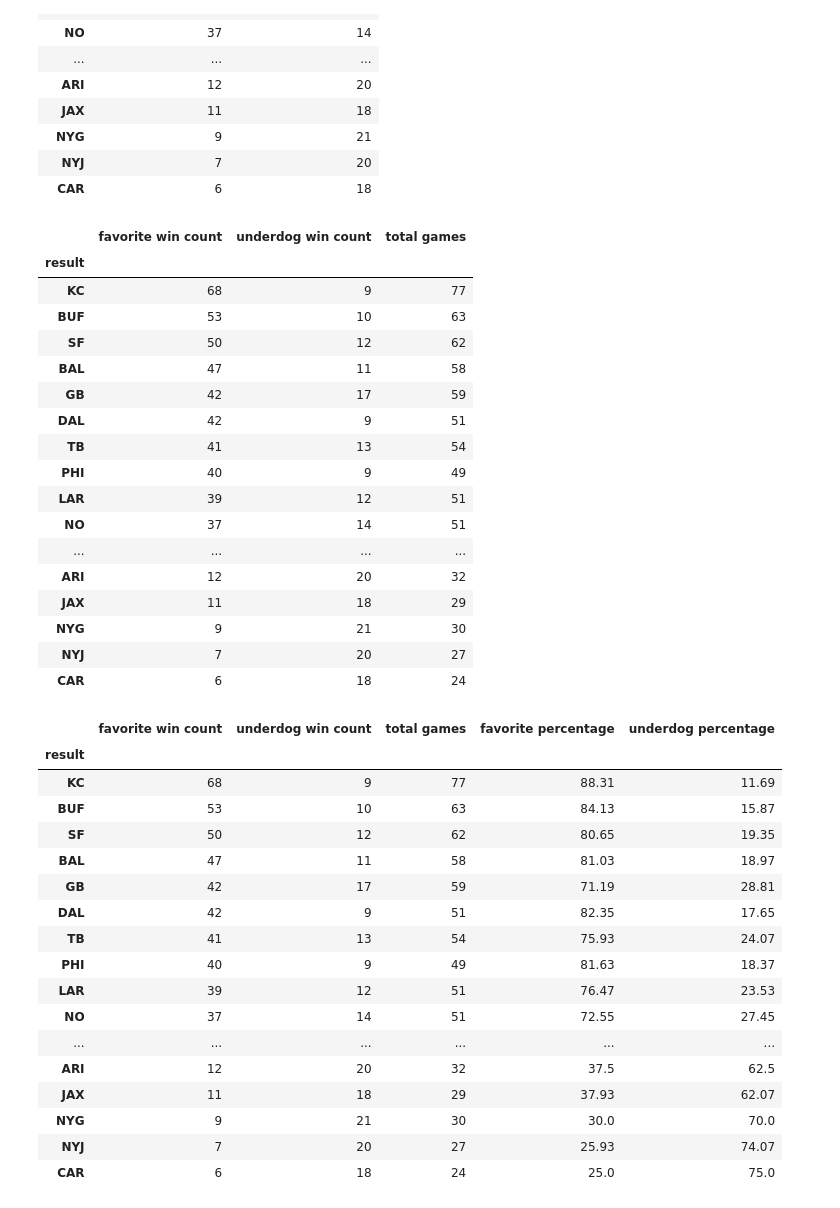
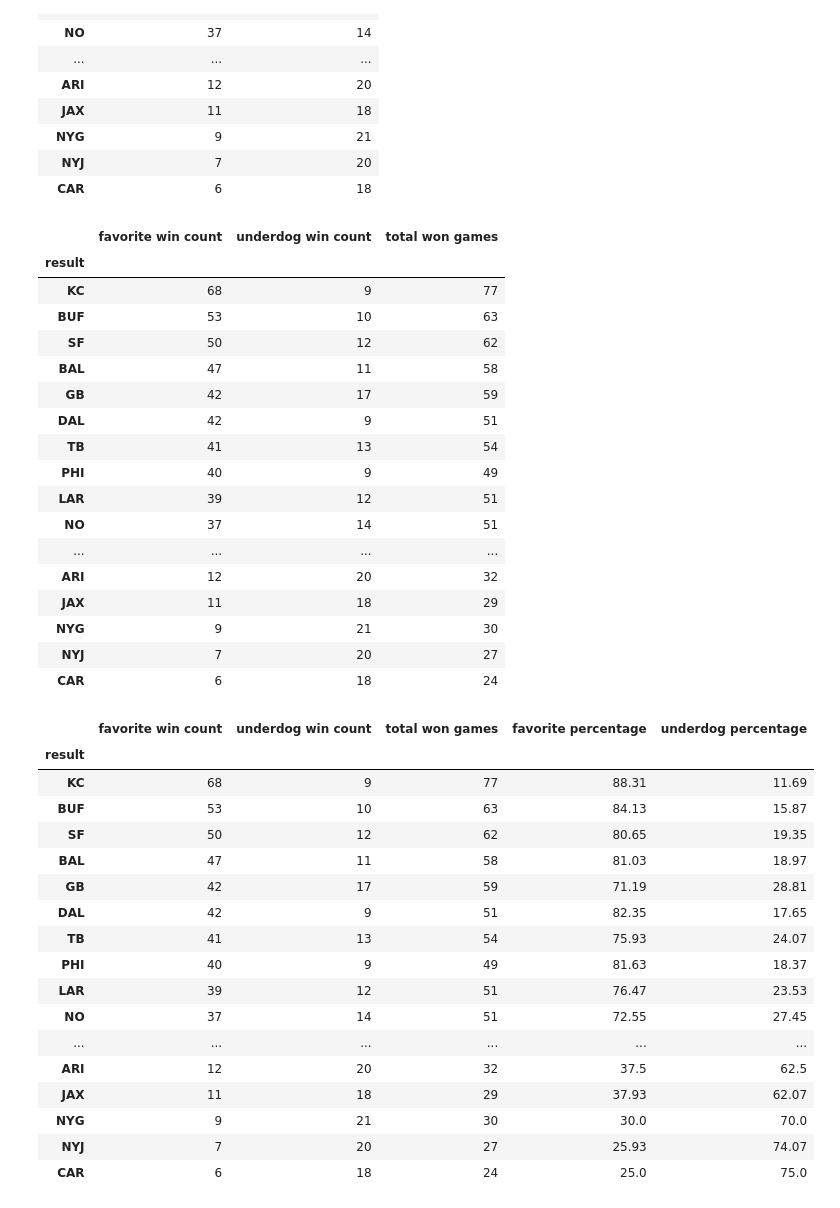
Before and after one commit to tarsian/Group_1-Project_1, a Jupyter notebook: NFL Betting/Skylor_Notebook.ipynb, the cells around one changed output. Drawn from its saved outputs; the diff is of its cells as text; code cells hidden in the pictures.

```diff
--- a/NFL Betting/Skylor_Notebook.ipynb
+++ b/NFL Betting/Skylor_Notebook.ipynb
@@ -342,10 +369,10 @@ outcome_df
 | NYJ | 7 | 20 |
 | CAR | 6 | 18 |
 # %%
-outcome_df['total games'] = outcome_df['favorite win count'] + outcome_df['underdog win count']
+outcome_df['total won games'] = outcome_df['favorite win count'] + outcome_df['underdog win count']
 outcome_df
 # %% [output]
-|  | favorite win count | underdog win count | total games |
+|  | favorite win count | underdog win count | total won games |
 | result |  |  |  |
 | KC | 68 | 9 | 77 |
 | BUF | 53 | 10 | 63 |
@@ -368,12 +395,12 @@ outcome_df['favorite percentage'] = ''
 outcome_df['underdog percentage'] = ''
 
 for index, row in outcome_df.iterrows():
-    outcome_df.at[index, 'favorite percentage'] = round(row['favorite win count'] / row['total games'] * 100, 2)
-    outcome_df.at[index, 'underdog percentage'] = round(row['underdog win count'] / row['total games'] * 100, 2)
+    outcome_df.at[index, 'favorite percentage'] = round(row['favorite win count'] / row['total won games'] * 100, 2)
+    outcome_df.at[index, 'underdog percentage'] = round(row['underdog win count'] / row['total won games'] * 100, 2)
 
 outcome_df
 # %% [output]
-|  | favorite win count | underdog win count | total games | favorite percentage | underdog percentage |
+|  | favorite win count | underdog win count | total won games | favorite percentage | underdog percentage |
 | result |  |  |  |  |  |
 | KC | 68 | 9 | 77 | 88.31 | 11.69 |
 | BUF | 53 | 10 | 63 | 84.13 | 15.87 |
```
Also changed, not shown: parts of 6 cells of this notebook.
